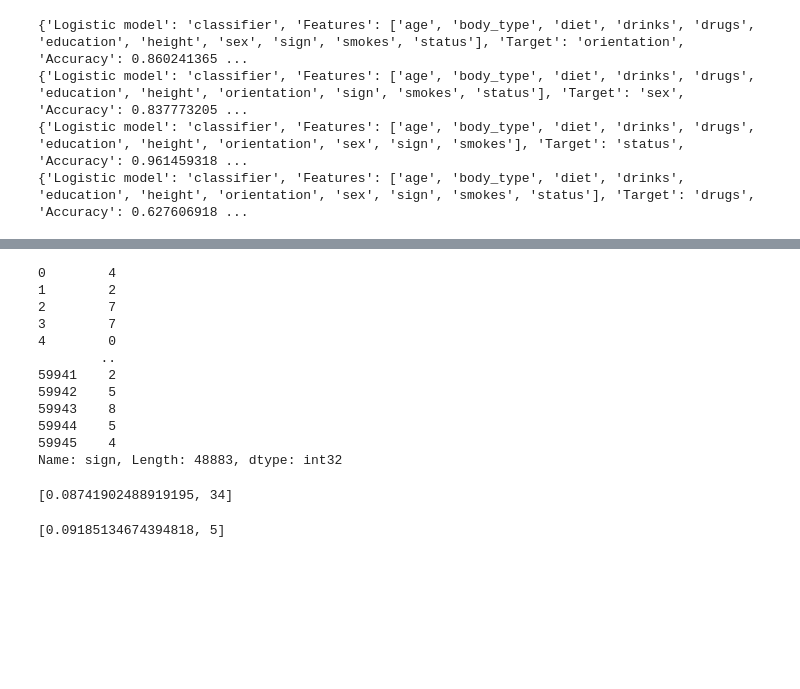
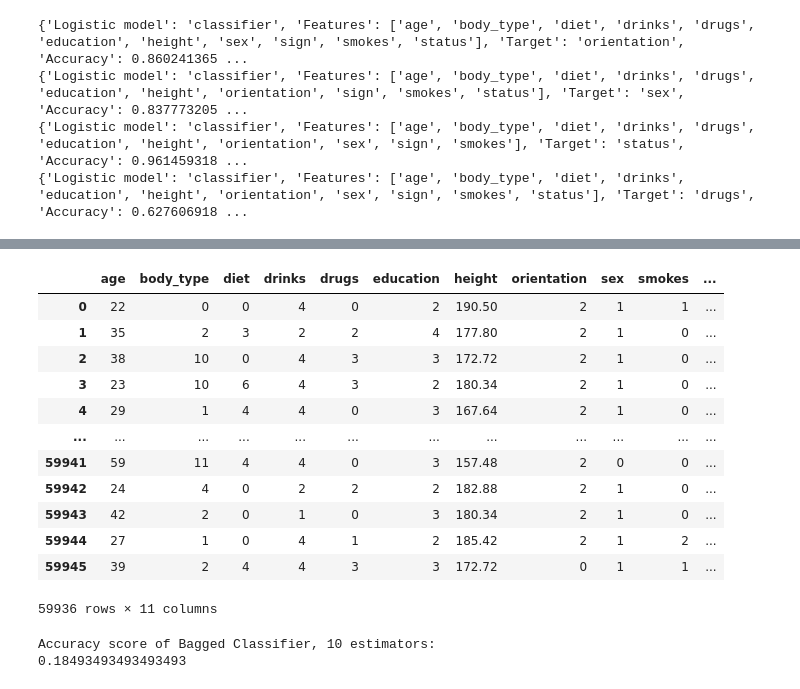
Before and after one commit to LiZoMark841619/OkCupid, a Jupyter notebook: OKCupid-Date-A-Scientist-Starter/date-a-scientist.ipynb, the cells around one changed output, grey strips where cells are left out. Cells and saved outputs as stored; diff of their text form; code cells hidden in the pictures; blank space fills up the shorter version.

```diff
--- a/OKCupid-Date-A-Scientist-Starter/date-a-scientist.ipynb
+++ b/OKCupid-Date-A-Scientist-Starter/date-a-scientist.ipynb
@@ -372,20 +344,3 @@ Name: sign, Length: 59936, dtype: int32
 # %%
-X = df_model[df_model['sign'] != 11].drop('sign', axis=1)
-y = df_model.sign[df_model['sign'] != 11]
+X = df_model.drop('sign', axis=1)
+y = df_model.sign
-# %%
-y
-# %% [output]
-0        4
-1        2
-2        7
-3        7
-4        0
-        ..
-59941    2
-59942    5
-59943    8
-59944    5
-59945    4
-Name: sign, Length: 48883, dtype: int32
-# %%
-X = StandardScaler().fit_transform(X)
@@ -392 +356,17 @@ X = StandardScaler().fit_transform(X)
+# %%
+X
+# %% [output]
+|  | age | body_type | diet | drinks | drugs | education | height | orientation | sex | smokes | ... |
+| 0 | 22 | 0 | 0 | 4 | 0 | 2 | 190.50 | 2 | 1 | 1 | ... |
+| 1 | 35 | 2 | 3 | 2 | 2 | 4 | 177.80 | 2 | 1 | 0 | ... |
+| 2 | 38 | 10 | 0 | 4 | 3 | 3 | 172.72 | 2 | 1 | 0 | ... |
+| 3 | 23 | 10 | 6 | 4 | 3 | 2 | 180.34 | 2 | 1 | 0 | ... |
+| 4 | 29 | 1 | 4 | 4 | 0 | 3 | 167.64 | 2 | 1 | 0 | ... |
+| ... | ... | ... | ... | ... | ... | ... | ... | ... | ... | ... | ... |
+| 59941 | 59 | 11 | 4 | 4 | 0 | 3 | 157.48 | 2 | 0 | 0 | ... |
+| 59942 | 24 | 4 | 0 | 2 | 2 | 2 | 182.88 | 2 | 1 | 0 | ... |
+| 59943 | 42 | 2 | 0 | 1 | 0 | 3 | 180.34 | 2 | 1 | 0 | ... |
+| 59944 | 27 | 1 | 0 | 4 | 1 | 2 | 185.42 | 2 | 1 | 2 | ... |
+| 59945 | 39 | 2 | 4 | 4 | 3 | 3 | 172.72 | 0 | 1 | 1 | ... |
+59936 rows × 11 columns
 # %%
@@ -394,24 +374,9 @@ x_train, x_test, y_train, y_test = train_test_split(X, y, test_size=.3, random_s
-# %%
-scores_and_k = []
-accuracies = []
-for k in range(1, 50):
-  classifier = KNeighborsClassifier(n_neighbors = k, weights='distance')
-  classifier.fit(x_train, y_train)
-  a = classifier.score(x_test, y_test)
-  scores_and_k.append([a, k])
-  accuracies.append(a)
-print(max(scores_and_k))
-# %% [output]
-[0.08741902488919195, 34]
-# %%
-scores_and_k = []
-accuracies = []
-for k in range(1, 10):
-  classifier = RandomForestClassifier(max_depth= k)
-  classifier.fit(x_train, y_train)
-  a = classifier.score(x_test, y_test)
-  scores_and_k.append([a, k])
-  accuracies.append(a)
-print(max(scores_and_k))
-# %% [output]
-[0.09185134674394818, 5]
+# %%
+bag_dt = BaggingClassifier(DecisionTreeClassifier(max_depth=5), n_estimators=10)
+bag_dt.fit(x_train, y_train)
+bag_accuracy = bag_dt.score(x_test, y_test)
+print('Accuracy score of Bagged Classifier, 10 estimators:')
+print(bag_accuracy)
+# %% [output]
+Accuracy score of Bagged Classifier, 10 estimators:
+0.18493493493493493
```
Also changed, not shown: parts of 13 cells of this notebook.
